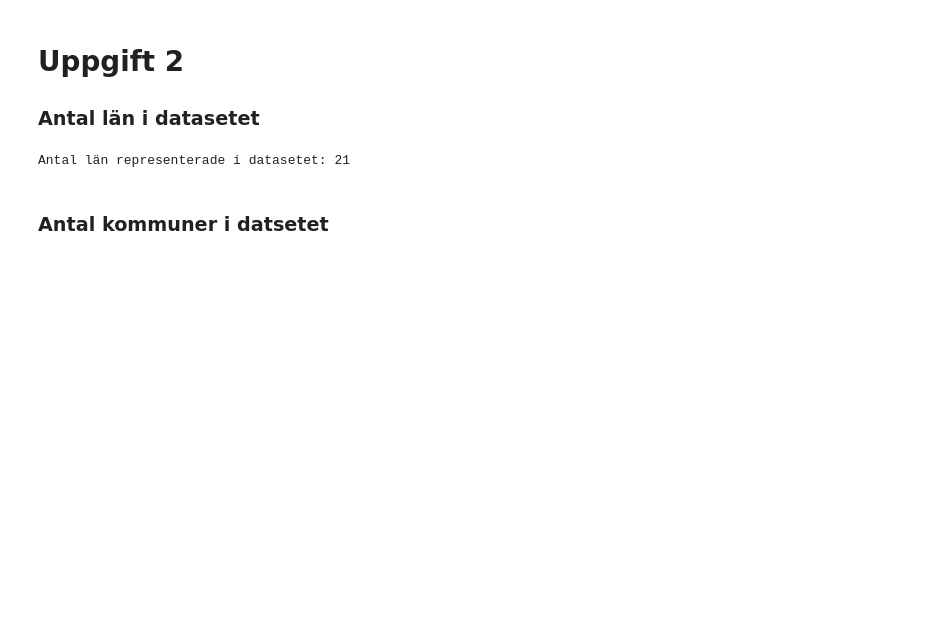
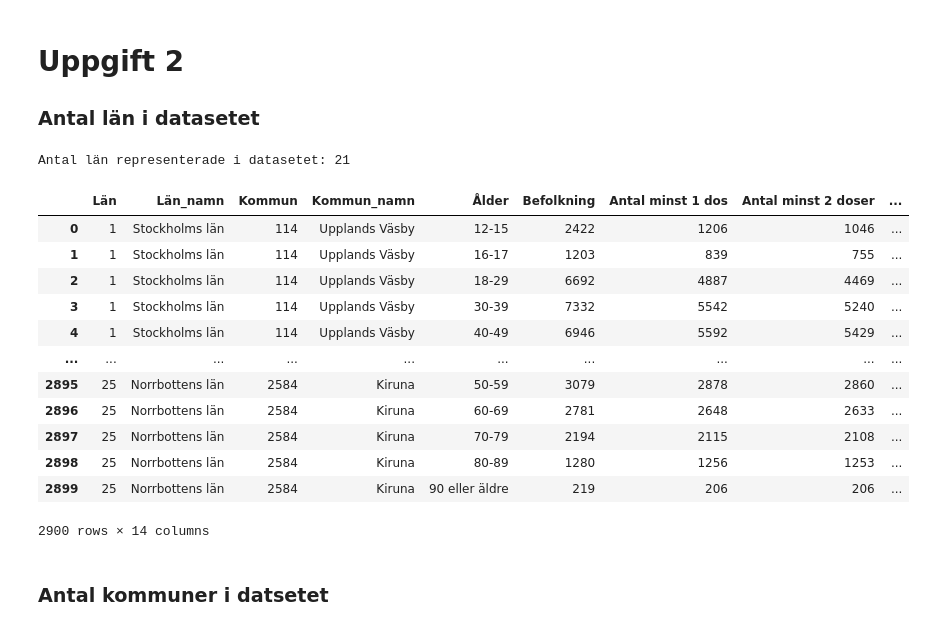
Before and after one commit to Kevi22/Databehandling-Kevin-Fu, a Jupyter notebook: Labb/Covid_Uppgift2.ipynb, the cells around one changed output. Saved outputs shown, nothing was run; the diff lists cells and outputs as text; code cells hidden in the pictures; blank space fills up the shorter version.

```diff
--- a/Labb/Covid_Uppgift2.ipynb
+++ b/Labb/Covid_Uppgift2.ipynb
@@ -5,15 +5,29 @@
 # %%
 import pandas as pd
 
-excel_file_path = "/Users/kevin/Documents/Github/Databehandling-Kevin-Fu/Labb/Labb-data/Folkhalsomyndigheten_Covid19_Vaccine.xlsx"
+excel_file_path = "Labb-data/Folkhalsomyndigheten_Covid19_Vaccine.xlsx"
 
 df = pd.read_excel(excel_file_path, sheet_name=14)
 
 antal_lan = df["Län_namn"].nunique()
 
 print(f"Antal län representerade i datasetet: {antal_lan}")
+df
 # %% [output]
 Antal län representerade i datasetet: 21
+|  | Län | Län_namn | Kommun | Kommun_namn | Ålder | Befolkning | Antal minst 1 dos | Antal minst 2 doser | ... |
+| 0 | 1 | Stockholms län | 114 | Upplands Väsby | 12-15 | 2422 | 1206 | 1046 | ... |
+| 1 | 1 | Stockholms län | 114 | Upplands Väsby | 16-17 | 1203 | 839 | 755 | ... |
+| 2 | 1 | Stockholms län | 114 | Upplands Väsby | 18-29 | 6692 | 4887 | 4469 | ... |
+| 3 | 1 | Stockholms län | 114 | Upplands Väsby | 30-39 | 7332 | 5542 | 5240 | ... |
+| 4 | 1 | Stockholms län | 114 | Upplands Väsby | 40-49 | 6946 | 5592 | 5429 | ... |
+| ... | ... | ... | ... | ... | ... | ... | ... | ... | ... |
+| 2895 | 25 | Norrbottens län | 2584 | Kiruna | 50-59 | 3079 | 2878 | 2860 | ... |
+| 2896 | 25 | Norrbottens län | 2584 | Kiruna | 60-69 | 2781 | 2648 | 2633 | ... |
+| 2897 | 25 | Norrbottens län | 2584 | Kiruna | 70-79 | 2194 | 2115 | 2108 | ... |
+| 2898 | 25 | Norrbottens län | 2584 | Kiruna | 80-89 | 1280 | 1256 | 1253 | ... |
+| 2899 | 25 | Norrbottens län | 2584 | Kiruna | 90 eller äldre | 219 | 206 | 206 | ... |
+2900 rows × 14 columns
 # %% [markdown]
 ### Antal kommuner i datsetet
 # %%
```
Also changed, not shown: parts of 5 cells of this notebook, 9 other files.
